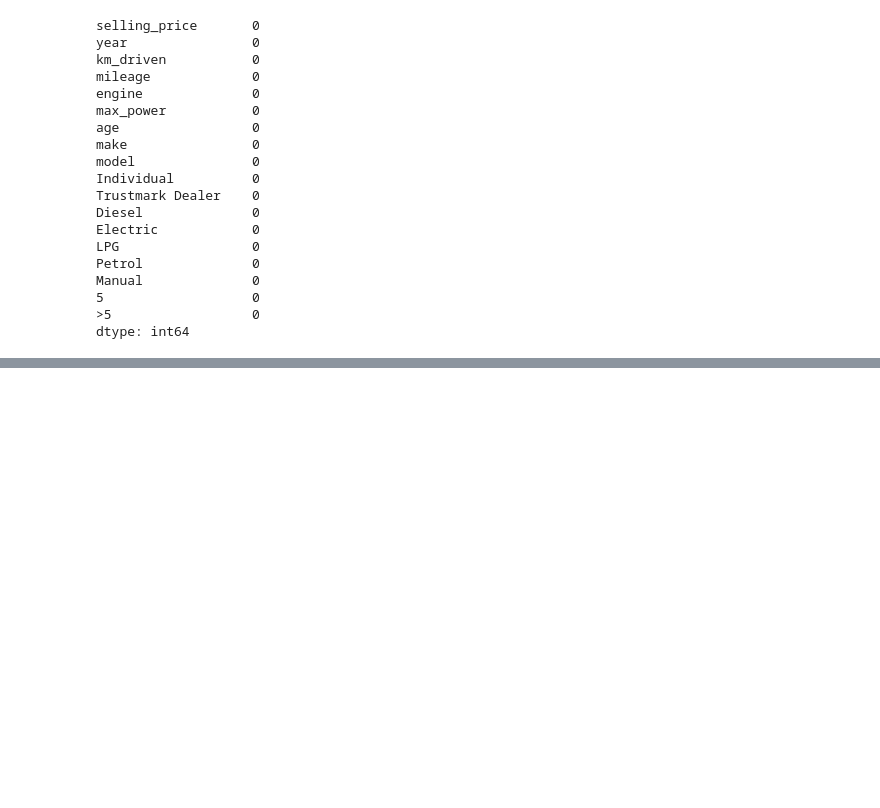
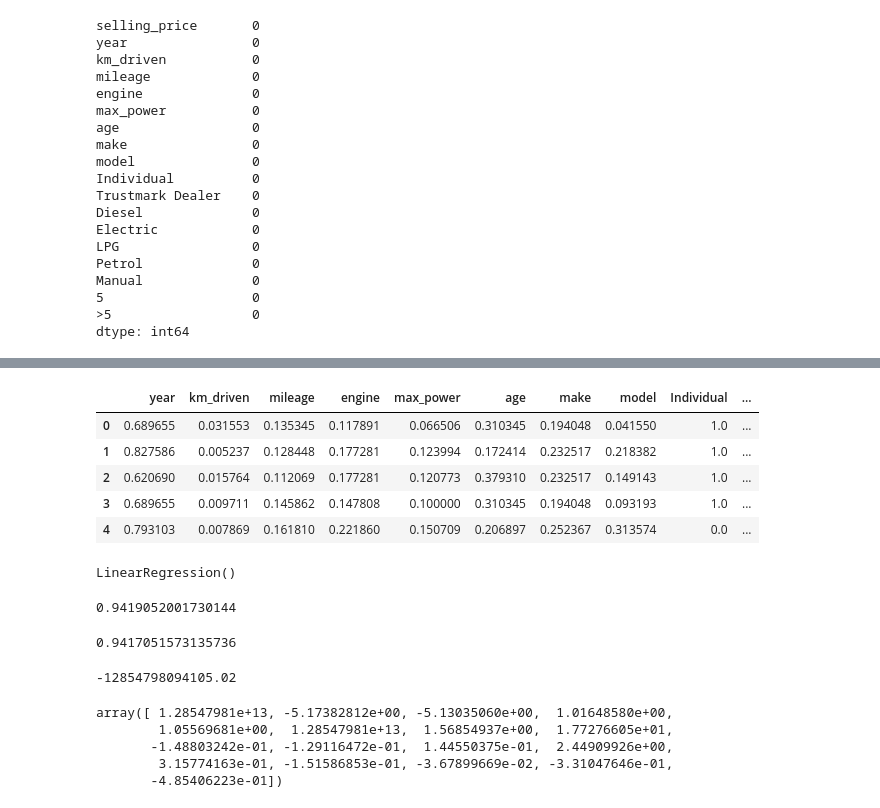
Before and after one commit to imrobin2498/Kaggle, a Jupyter notebook: cars-24-price-prediction.ipynb, the cells around one changed output, grey strips where cells are left out. Cells and saved outputs as stored; diff of their text form; code cells hidden in the pictures; blank space fills up the shorter version.

```diff
--- a/cars-24-price-prediction.ipynb
+++ b/cars-24-price-prediction.ipynb
@@ -54,0 +94,14 @@ dtype: int64
+# %%
+from sklearn.preprocessing import MinMaxScaler
+
+scaler = MinMaxScaler()
+
+X = pd.DataFrame(scaler.fit_transform(X),columns = X.columns )
+X.head()
+# %% [output]
+|  | year | km_driven | mileage | engine | max_power | age | make | model | Individual | ... |
+| 0 | 0.689655 | 0.031553 | 0.135345 | 0.117891 | 0.066506 | 0.310345 | 0.194048 | 0.041550 | 1.0 | ... |
+| 1 | 0.827586 | 0.005237 | 0.128448 | 0.177281 | 0.123994 | 0.172414 | 0.232517 | 0.218382 | 1.0 | ... |
+| 2 | 0.620690 | 0.015764 | 0.112069 | 0.177281 | 0.120773 | 0.379310 | 0.232517 | 0.149143 | 1.0 | ... |
+| 3 | 0.689655 | 0.009711 | 0.145862 | 0.147808 | 0.100000 | 0.310345 | 0.194048 | 0.093193 | 1.0 | ... |
+| 4 | 0.793103 | 0.007869 | 0.161810 | 0.221860 | 0.150709 | 0.206897 | 0.252367 | 0.313574 | 0.0 | ... |
@@ -54,0 +112,32 @@ dtype: int64
+# %%
+from sklearn.linear_model import LinearRegression
+
+model = LinearRegression()
+
+model.fit(X_train,y_train)
+# %% [output]
+LinearRegression()
+# %%
+r2_sq = model.score(X_test,y_test)
+r2_sq
+# %% [output]
+0.9419052001730144
+# %%
+n = X_test.shape[0]
+d= X_test.shape[1]
+adjusted_r2 = 1 - (1- r2_sq) * ((n-1)/(n-d-1))
+adjusted_r2
+# %% [output]
+0.9417051573135736
+# %%
+model.intercept_
+# %% [output]
+-12854798094105.02
+# %%
+model.coef_
+# %% [output]
+array([ 1.28547981e+13, -5.17382812e+00, -5.13035060e+00,  1.01648580e+00,
+        1.05569681e+00,  1.28547981e+13,  1.56854937e+00,  1.77276605e+01,
+       -1.48803242e-01, -1.29116472e-01,  1.44550375e-01,  2.44909926e+00,
+        3.15774163e-01, -1.51586853e-01, -3.67899669e-02, -3.31047646e-01,
+       -4.85406223e-01])
```
Also changed, not shown: parts of 12 cells of this notebook.
